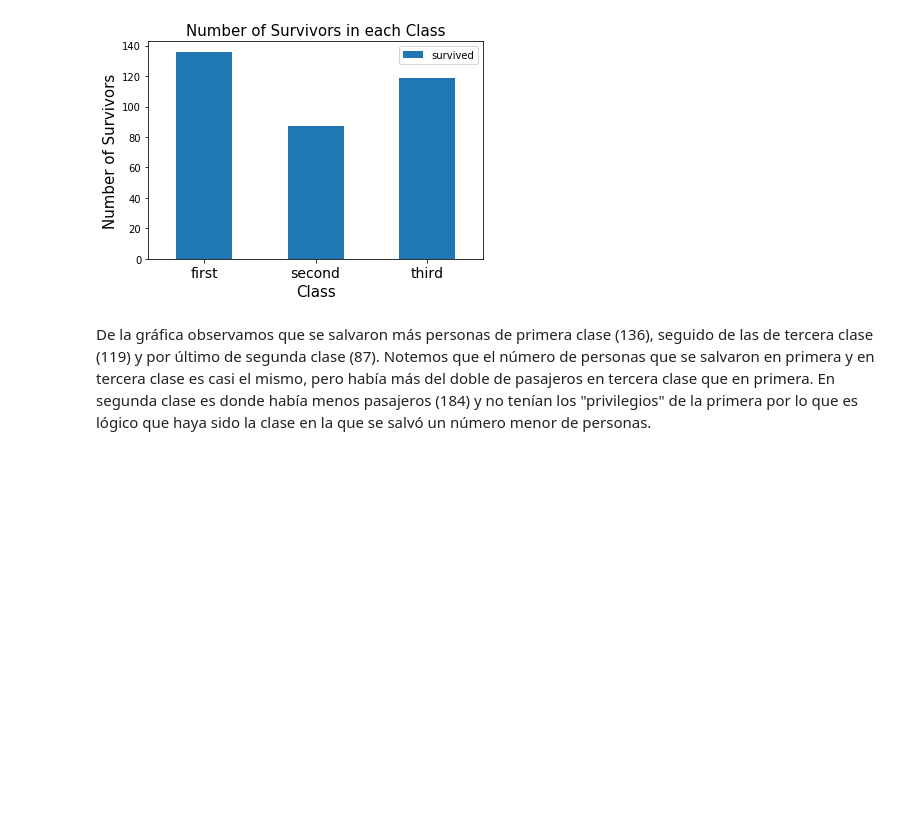
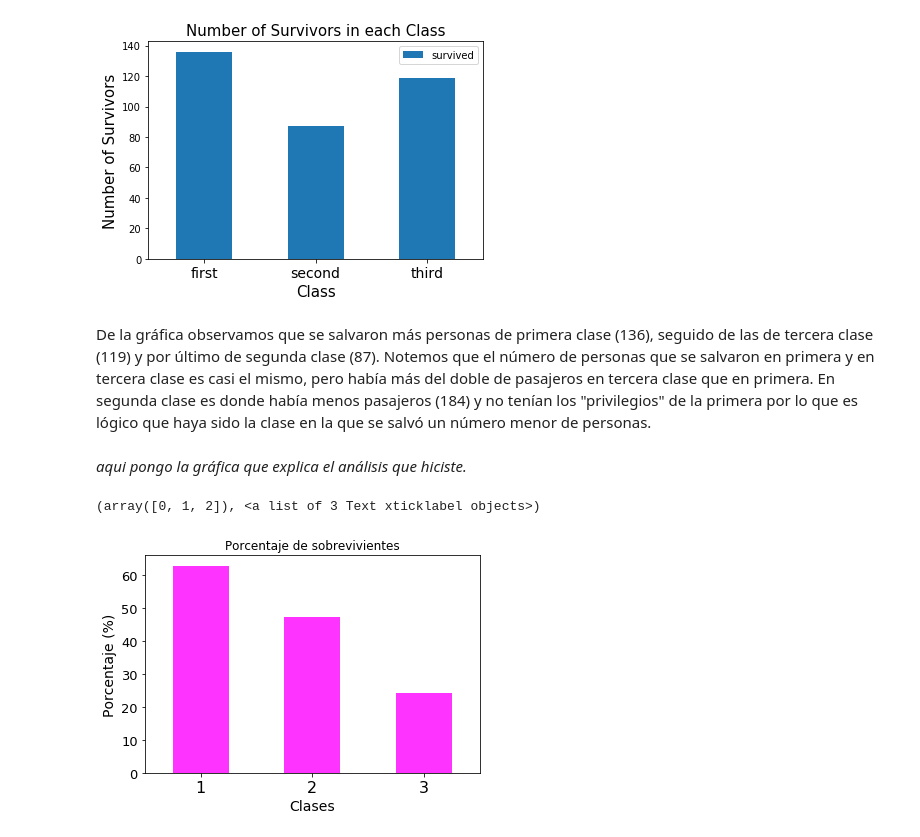
Before and after one commit to EugenioLey/DS-Serchenio, a Jupyter notebook: TitanicS.ipynb, the cells around one changed output. Saved outputs shown, nothing was run; the diff lists cells and outputs as text; code cells hidden in the pictures; blank space fills up the shorter version.

```diff
--- a/TitanicS.ipynb
+++ b/TitanicS.ipynb
@@ -111,3 +115,15 @@ Text(0.5,1,'Number of Survivors in each Class')
 [figure]
 # %% [markdown]
 De la gráfica observamos que se salvaron más personas de primera clase (136), seguido de las de tercera clase (119) y por último de segunda clase (87). Notemos que el número de personas que se salvaron en primera y en tercera clase es casi el mismo, pero había más del doble de pasajeros en tercera clase que en primera. En segunda clase es donde había menos pasajeros (184) y no tenían los "privilegios" de la primera por lo que es lógico que haya sido la clase en la que se salvó un número menor de personas.
+# %% [markdown]
+_aqui pongo la gráfica que explica el análisis que hiciste._
+# %%
+((data.groupby('pclass').survived.sum()/data.pclass.value_counts())*100).plot.bar(rot=0,
+                    title='Porcentaje de sobrevivientes', color=['magenta'],alpha=0.8)
+plt.ylabel('Porcentaje (%)',fontsize=14)
+plt.xlabel('Clases',fontsize=14)
+plt.yticks(fontsize=13)
+plt.xticks(fontsize=16)
+# %% [output]
+(array([0, 1, 2]), <a list of 3 Text xticklabel objects>)
+[figure, added]
```
Also changed, not shown: parts of 3 cells of this notebook.
